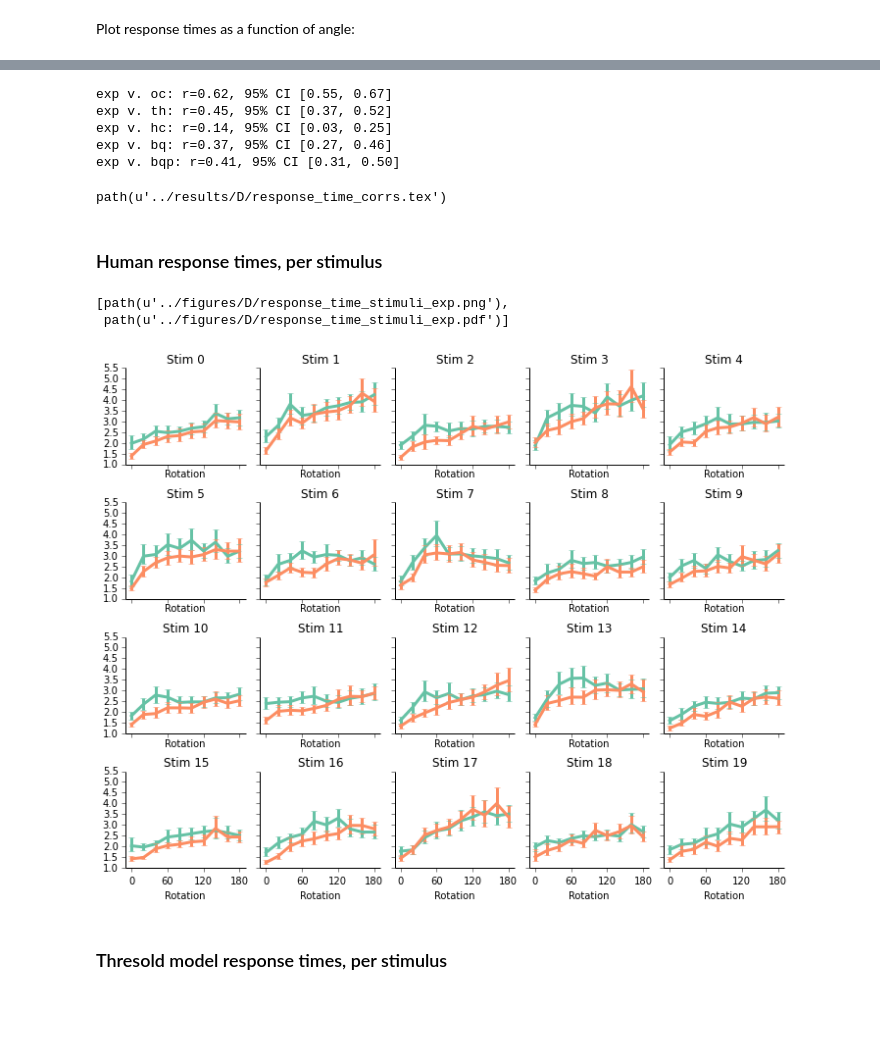
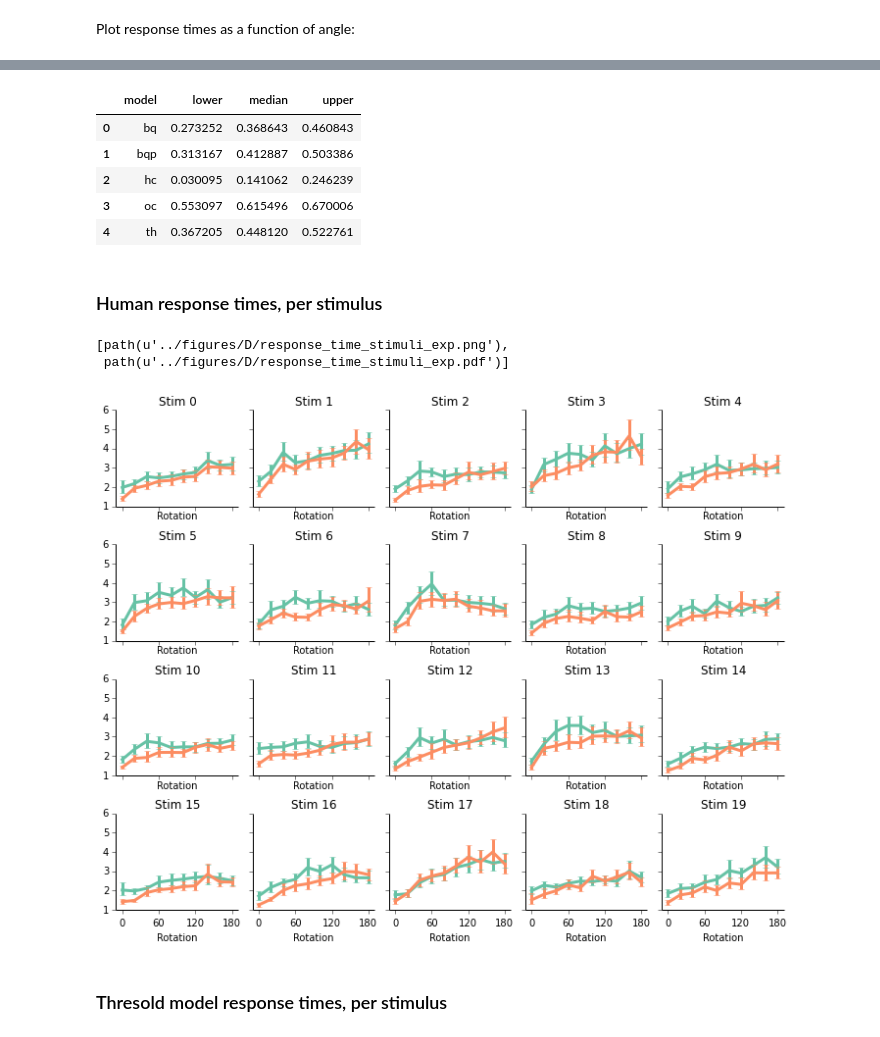
Before and after one commit to jhamrick/optimal-mental-rotation, a Jupyter notebook: analysis/experiment-analysis.ipynb, the cells around one changed output, grey strips where cells are left out. Saved outputs shown, nothing was run; the diff lists cells and outputs as text; code cells hidden in the pictures; blank space fills up the shorter version.

```diff
--- a/analysis/experiment-analysis.ipynb
+++ b/analysis/experiment-analysis.ipynb
@@ -93,0 +91,4 @@ plots.response_time_histograms.plot(all_data, FIG_PATH, SEED)
+# %%
+if RUN_ANALYSES:
+    analyses.all_response_times.run(all_data, RESULTS_PATH, SEED)
+plots.response_time_histograms.plot(RESULTS_PATH, FIG_PATH)
@@ -94,2 +99,7 @@ plots.response_time_histograms.plot(all_data, FIG_PATH, SEED)
 # %% [markdown]
 Plot response times as a function of angle:
+# %%
+if RUN_ANALYSES:
+    analyses.theta_time.run(all_data, RESULTS_PATH, SEED)
+    analyses.theta_accuracy.run(all_data, RESULTS_PATH, SEED)
+plots.response_time_accuracy.plot(RESULTS_PATH, FIG_PATH)
@@ -96 +110,5 @@ Plot response times as a function of angle:
+# %%
+if RUN_ANALYSES:
+    analyses.response_time_means.run(all_data, RESULTS_PATH, SEED)
+    analyses.theta_time_corrs.run(all_data, RESULTS_PATH, SEED)
 # %%
@@ -130,20 +126,22 @@ plots.response_time_scatters.plot(all_data, FIG_PATH, SEED)
 # %%
-analyses.response_time_corrs.run(all_data, RESULTS_PATH, SEED)
+if RUN_ANALYSES:
+    analyses.response_time_corrs.run(all_data, RESULTS_PATH, SEED)
+pd.read_csv(RESULTS_PATH.joinpath(analyses.response_time_corrs.filename))
 # %% [output]
-exp v. oc: r=0.62, 95% CI [0.55, 0.67]
-exp v. th: r=0.45, 95% CI [0.37, 0.52]
-exp v. hc: r=0.14, 95% CI [0.03, 0.25]
-exp v. bq: r=0.37, 95% CI [0.27, 0.46]
-exp v. bqp: r=0.41, 95% CI [0.31, 0.50]
-path(u'../results/D/response_time_corrs.tex')
+|  | model | lower | median | upper |
+| 0 | bq | 0.273252 | 0.368643 | 0.460843 |
+| 1 | bqp | 0.313167 | 0.412887 | 0.503386 |
+| 2 | hc | 0.030095 | 0.141062 | 0.246239 |
+| 3 | oc | 0.553097 | 0.615496 | 0.670006 |
+| 4 | th | 0.367205 | 0.448120 | 0.522761 |
 # %% [markdown]
 ### Human response times, per stimulus
 # %%
-plots.response_time_stimuli.plot_key('exp', all_data, FIG_PATH, SEED)
+plots.response_time_stimuli.plot_key('exp', RESULTS_PATH, FIG_PATH)
 # %% [output]
 [path(u'../figures/D/response_time_stimuli_exp.png'),
  path(u'../figures/D/response_time_stimuli_exp.pdf')]
-[figure, old version]
+[figure, new version]
 # %% [markdown]
 ### Thresold model response times, per stimulus
 # %%
```
Also changed, not shown: parts of 30 cells of this notebook.
